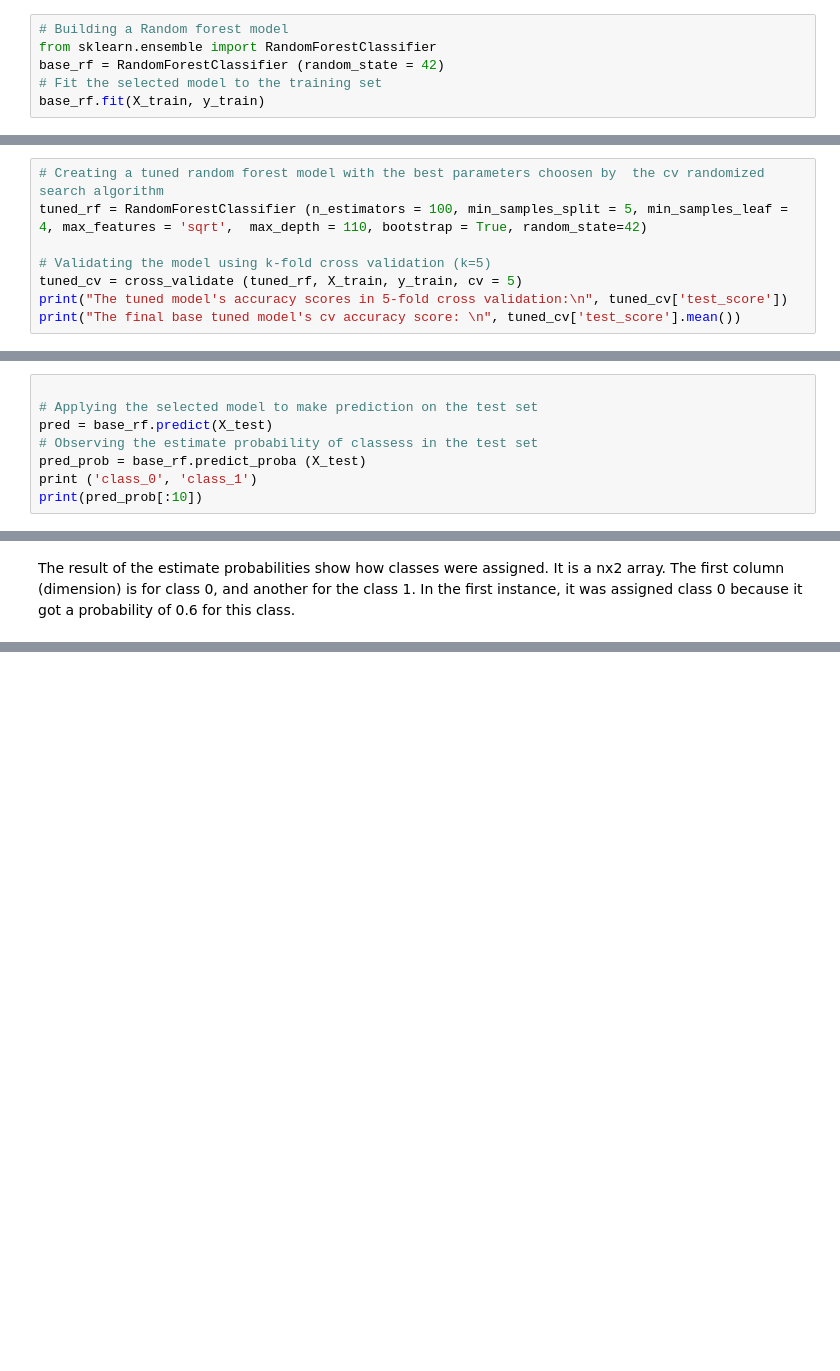
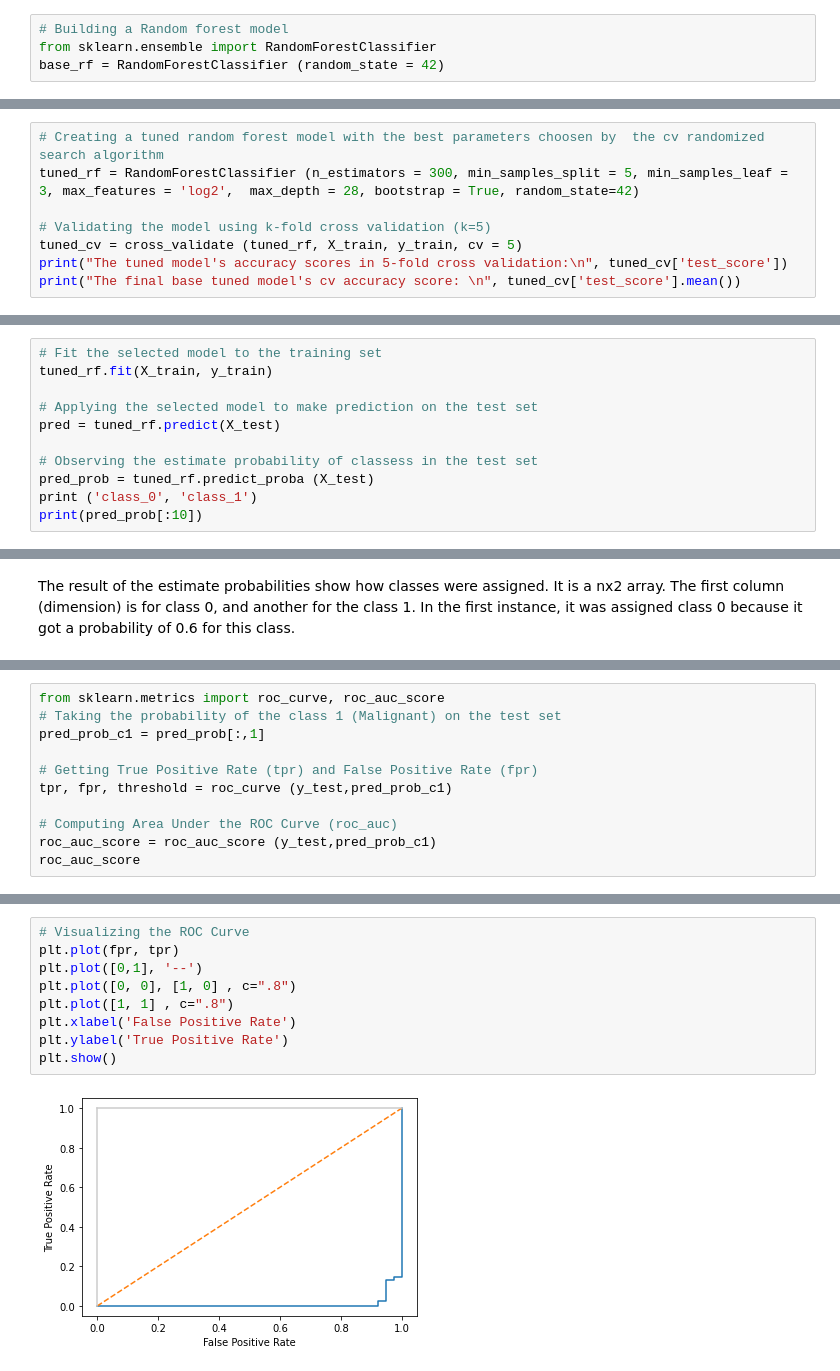
Before and after one commit to HuyenNguyenHelen/INFO-5505---Machine-learning, a Jupyter notebook: HuyenNguyen_Assignment_4.ipynb, the cells around one changed output, grey strips where cells are left out. Cells and saved outputs as stored; diff of their text form; blank space fills up the shorter version.

```diff
--- a/HuyenNguyen_Assignment_4.ipynb
+++ b/HuyenNguyen_Assignment_4.ipynb
@@ -140,8 +148,6 @@ Shapes of X_test, y_test:  (114, 30) (114,)
 # Building a Random forest model
 from sklearn.ensemble import RandomForestClassifier
 base_rf = RandomForestClassifier (random_state = 42)
-# Fit the selected model to the training set
-base_rf.fit(X_train, y_train)
 # %% [output]
 RandomForestClassifier(bootstrap=True, ccp_alpha=0.0, class_weight=None,
                        criterion='gini', max_depth=None, max_features='auto',
@@ -237,7 +243,7 @@ Using the cross validation randomized search method, we found the best parameter
 ### The tuned random forest model
 # %%
 # Creating a tuned random forest model with the best parameters choosen by  the cv randomized search algorithm
-tuned_rf = RandomForestClassifier (n_estimators = 100, min_samples_split = 5, min_samples_leaf = 4, max_features = 'sqrt',  max_depth = 110, bootstrap = True, random_state=42)
+tuned_rf = RandomForestClassifier (n_estimators = 300, min_samples_split = 5, min_samples_leaf = 3, max_features = 'log2',  max_depth = 28, bootstrap = True, random_state=42)
 
 # Validating the model using k-fold cross validation (k=5)
 tuned_cv = cross_validate (tuned_rf, X_train, y_train, cv = 5)
@@ -253,11 +259,14 @@ Unfortunately, the tuned model performed a bit worse than the base model did. Th
 # %% [markdown]
 ### Evaluate the selected model
 # %%
+# Fit the selected model to the training set
+tuned_rf.fit(X_train, y_train)
 
 # Applying the selected model to make prediction on the test set
-pred = base_rf.predict(X_test)
+pred = tuned_rf.predict(X_test)
+
 # Observing the estimate probability of classess in the test set
-pred_prob = base_rf.predict_proba (X_test)
+pred_prob = tuned_rf.predict_proba (X_test)
 print ('class_0', 'class_1')
 print(pred_prob[:10])
 # %% [output]
@@ -293,0 +308,11 @@ plt.ylabel ('actual values')
+# %%
+from sklearn.metrics import roc_curve, roc_auc_score
+# Taking the probability of the class 1 (Malignant) on the test set
+pred_prob_c1 = pred_prob[:,1]
+
+# Getting True Positive Rate (tpr) and False Positive Rate (fpr)
+tpr, fpr, threshold = roc_curve (y_test,pred_prob_c1)
+
+# Computing Area Under the ROC Curve (roc_auc)
+roc_auc_score = roc_auc_score (y_test,pred_prob_c1)
+roc_auc_score
@@ -293,0 +321,11 @@ plt.ylabel ('actual values')
+# %%
+# Visualizing the ROC Curve
+plt.plot(fpr, tpr)
+plt.plot([0,1], '--')
+plt.plot([0, 0], [1, 0] , c=".8")
+plt.plot([1, 1] , c=".8")
+plt.xlabel('False Positive Rate')
+plt.ylabel('True Positive Rate')
+plt.show()
+# %% [output]
+[figure, added]
```
Also changed, not shown: parts of 21 cells of this notebook.
